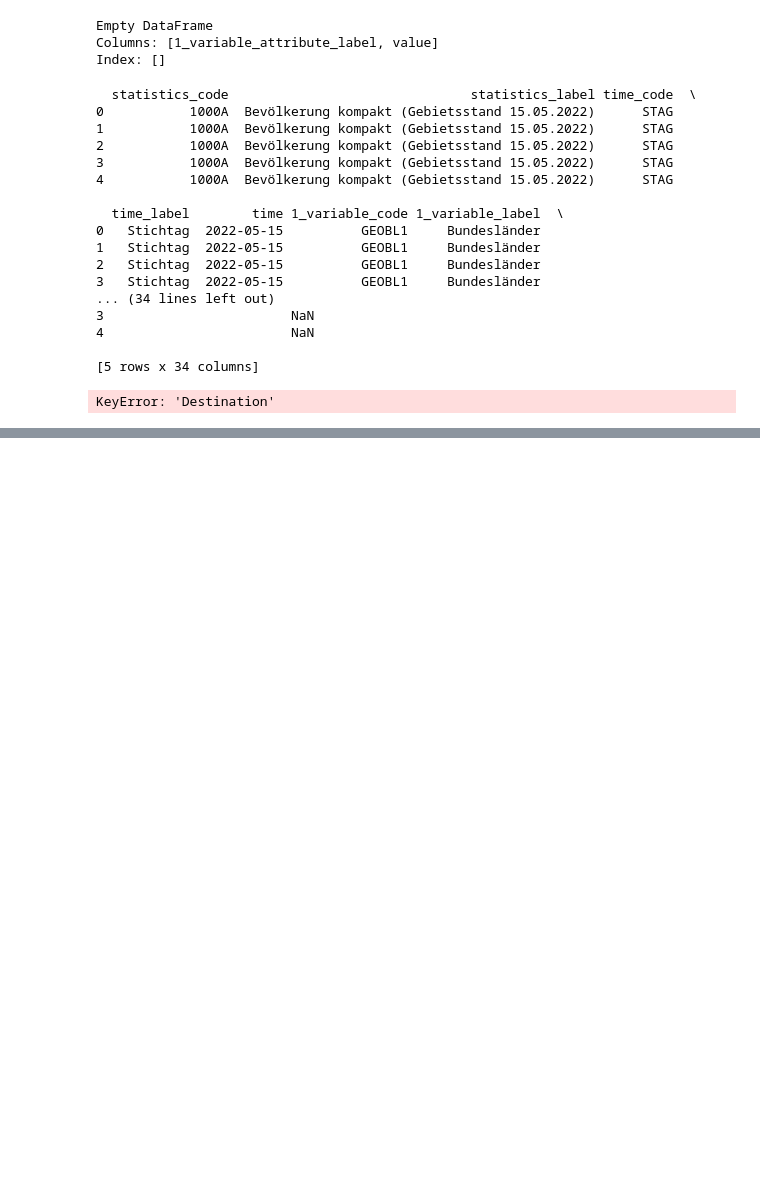
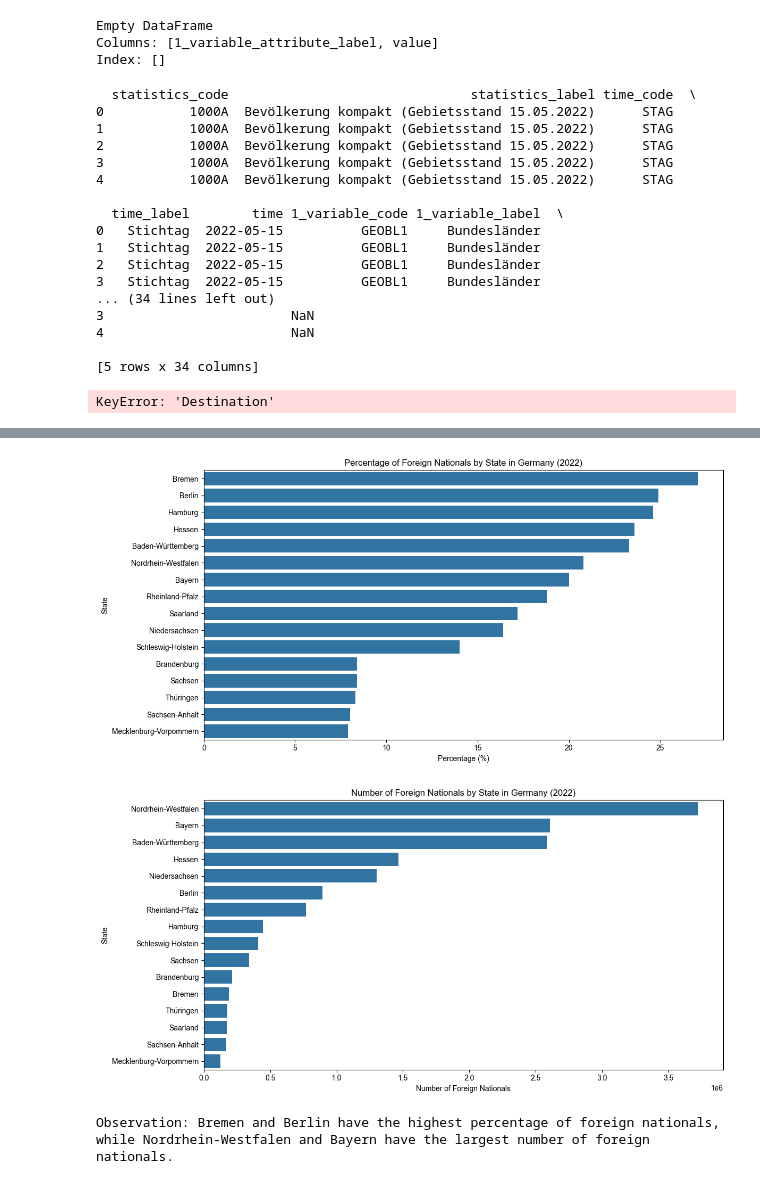
Before and after one commit to Amin-Abdolahi/migration_analysis, a Jupyter notebook: src/test.ipynb, the cells around one changed output, grey strips where cells are left out. Saved outputs shown, nothing was run; the diff lists cells and outputs as text; code cells hidden in the pictures; blank space fills up the shorter version.

Commit message:
Added migration analysis and charts

```diff
--- a/src/test.ipynb
+++ b/src/test.ipynb
@@ -252,0 +300,63 @@ KeyError: 'Destination'
+# %%
+import pandas as pd
+import seaborn as sns
+import matplotlib.pyplot as plt
+
+# Load the dataset
+df = pd.read_csv('../data/raw/combined_data.csv')
+
+# Filter rows for foreign nationals (Ausland und Sonstige) and Bundesländer
+foreign_data = df[(df['2_variable_attribute_label'] == 'Ausland und Sonstige') &
+                (df['1_variable_label'] == 'Bundesländer')]
+
+# Separate percentage and count data
+foreign_percent = foreign_data[foreign_data['value_unit'] == '%'][['1_variable_attribute_label', 'value']]
+foreign_count = foreign_data[foreign_data['value_unit'] == 'Anzahl'][['1_variable_attribute_label', 'value']]
+
+# Replace comma with dot in percentage values and convert to numeric
+foreign_percent['value'] = foreign_percent['value'].str.replace(',', '.').astype(float)
+foreign_count['value'] = pd.to_numeric(foreign_count['value'], errors='coerce')
+
+# Rename columns
+foreign_percent.columns = ['State', 'Percentage']
+foreign_count.columns = ['State', 'Count']
+
+# Remove duplicates by taking the latest entry
+foreign_percent = foreign_percent.groupby('State').last().reset_index()
+foreign_count = foreign_count.groupby('State').last().reset_index()
+
+# Display filtered data
+print("Percentage of foreign nationals by state:")
+print(foreign_percent)
+print("\nNumber of foreign nationals by state:")
+print(foreign_count)
+
+# Set font to avoid font errors (use system default sans-serif)
+plt.rcParams['font.family'] = 'sans-serif'
+plt.rcParams['font.sans-serif'] = ['Arial', 'DejaVu Sans', 'Liberation Sans']
+
+# Bar plot for percentage of foreign nationals
+plt.figure(figsize=(12, 6))
+sns.barplot(x='Percentage', y='State',
+            data=foreign_percent.sort_values('Percentage', ascending=False))
+plt.title('Percentage of Foreign Nationals by State in Germany (2022)')
+plt.xlabel('Percentage (%)')
+plt.ylabel('State')
+plt.tight_layout()
+plt.savefig('percentage_foreign_nationals.png', bbox_inches='tight')
+plt.show()
+
+# Bar plot for count of foreign nationals
+plt.figure(figsize=(12, 6))
+sns.barplot(x='Count', y='State',
+            data=foreign_count.sort_values('Count', ascending=False))
+plt.title('Number of Foreign Nationals by State in Germany (2022)')
+plt.xlabel('Number of Foreign Nationals')
+plt.ylabel('State')
+plt.tight_layout()
+plt.savefig('count_foreign_nationals.png', bbox_inches='tight')
+plt.show()
+
+# Observation
+print("Observation: Bremen and Berlin have the highest percentage of foreign nationals, while Nordrhein-Westfalen and Bayern have the largest number of foreign nationals.")
+# %% [output]
@@ -252,0 +380,3 @@ KeyError: 'Destination'
+[figure, added]
+[figure, added]
+Observation: Bremen and Berlin have the highest percentage of foreign nationals, while Nordrhein-Westfalen and Bayern have the largest number of foreign nationals.
```
Also changed, not shown: parts of 2 cells of this notebook, 3 other files.
